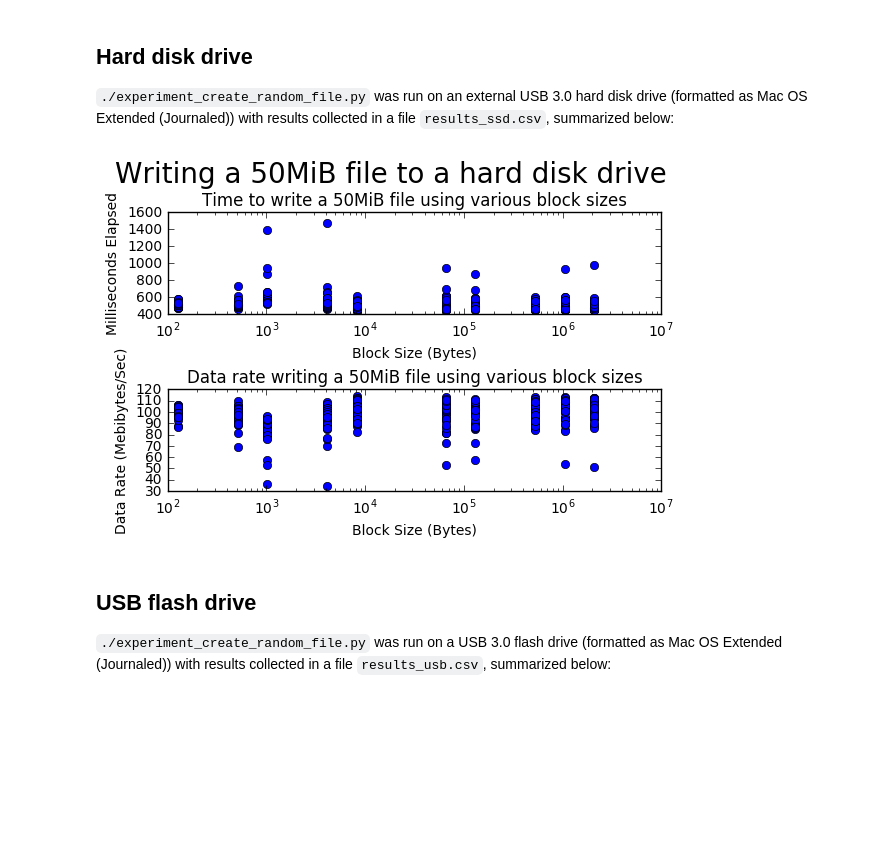
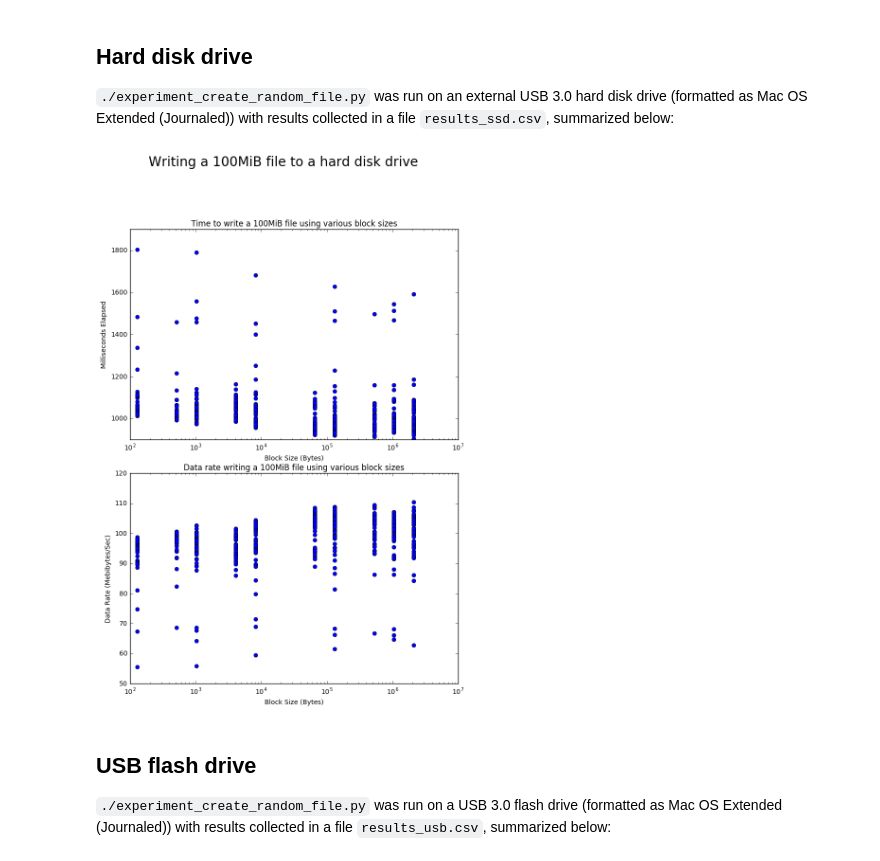
Before and after one commit to elliottsj/csc443-a1, a Jupyter notebook: CSC443 Assignment 1.ipynb, the cells around one changed output. Cells and saved outputs as stored; diff of their text form; code cells hidden in the pictures; blank space fills up the shorter version.

```diff
--- a/CSC443 Assignment 1.ipynb
+++ b/CSC443 Assignment 1.ipynb
@@ -14,10 +14,11 @@ We experimented writing a 50-mebibyte (MiB) file to three different mediums (sol
 import csv
 import numpy as np
 import matplotlib.pyplot as plt
+from matplotlib import figure
 
 def get_data(csvfile):
     reader = csv.DictReader(csvfile)
-    return zip(*(
+    return zip(*[
         (
             row['block_size'],
             row['milliseconds_elapsed'],
@@ -31,19 +32,21 @@ def get_data(csvfile):
             )
         )
         for row in reader
-    ))
+    ])
 
 with open('./results_ssd.csv') as csvfile:
     x, y, rates = get_data(csvfile)
 
+    plt.figure(figsize=(8, 12))
+
     plt.suptitle(
-        'Writing a 50MiB file to a solid-state drive',
+        'Writing a 100MiB file to a solid-state drive',
         fontsize=20,
     )
 
     plt.subplot(2, 1, 1)
     plt.title(
-        'Time to write a 50MiB file ' +
+        'Time to write a 100MiB file ' +
         'using various block sizes'
     )
     plt.xlabel('Block Size (Bytes)')
@@ -54,7 +57,7 @@ with open('./results_ssd.csv') as csvfile:
 
     plt.subplot(2, 1, 2)
     plt.title(
-        'Data rate writing a 50MiB file ' +
+        'Data rate writing a 100MiB file ' +
         'using various block sizes'
     )
     plt.xlabel('Block Size (Bytes)')
@@ -63,7 +66,6 @@ with open('./results_ssd.csv') as csvfile:
     plt.tight_layout()
     plt.plot(x, rates, 'bo')
 
-    plt.subplots_adjust(top=0.85)
     plt.show()
 # %% [output]
 [figure]
@@ -76,40 +78,41 @@ The data rates appear to be around the same for every block size
 # %%
 %matplotlib inline
 
 with open('./results_hdd.csv') as csvfile:
     x, y, rates = get_data(csvfile)
 
+    plt.figure(figsize=(8, 12))
+
     plt.suptitle(
-        'Writing a 50MiB file to a hard disk drive',
+        'Writing a 100MiB file to a hard disk drive',
         fontsize=20,
     )
 
-    plt.subplot(2, 1, 1)
+    plt.subplot2grid((4, 4), (0, 0), rowspan=2, colspan=4)
     plt.title(
-        'Time to write a 50MiB file ' +
+        'Time to write a 100MiB file ' +
         'using various block sizes'
     )
     plt.xlabel('Block Size (Bytes)')
     plt.ylabel('Milliseconds Elapsed')
     plt.xscale('log')
     plt.tight_layout()
     plt.plot(x, y, 'bo')
 
-    plt.subplot(2, 1, 2)
+    plt.subplot2grid((4, 4), (2, 0), rowspan=2, colspan=4)
     plt.title(
-        'Data rate writing a 50MiB file ' +
+        'Data rate writing a 100MiB file ' +
         'using various block sizes'
     )
     plt.xlabel('Block Size (Bytes)')
     plt.ylabel('Data Rate (Mebibytes/Sec)')
     plt.xscale('log')
     plt.tight_layout()
     plt.plot(x, rates, 'bo')
 
-    plt.subplots_adjust(top=0.85)
     plt.show()
 # %% [output]
-[figure, old version]
+[figure, new version]
 # %% [markdown]
 ## USB flash drive
 `./experiment_create_random_file.py` was run on a USB 3.0 flash drive (formatted as Mac OS Extended (Journaled)) with results collected in a file `results_usb.csv`, summarized below:
```
Also changed, not shown: parts of 3 cells of this notebook, 6 other files.
